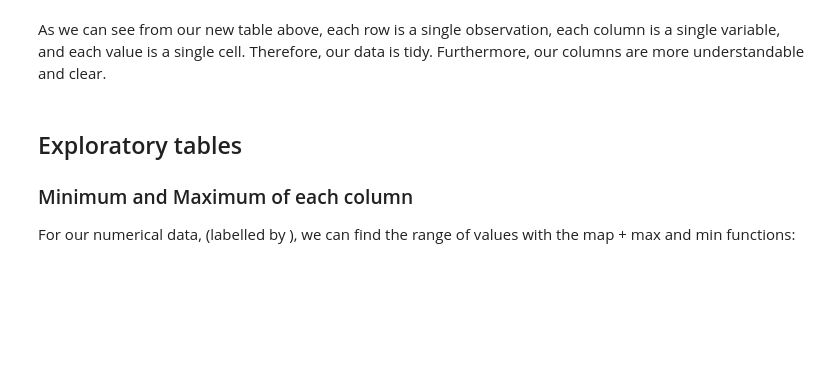
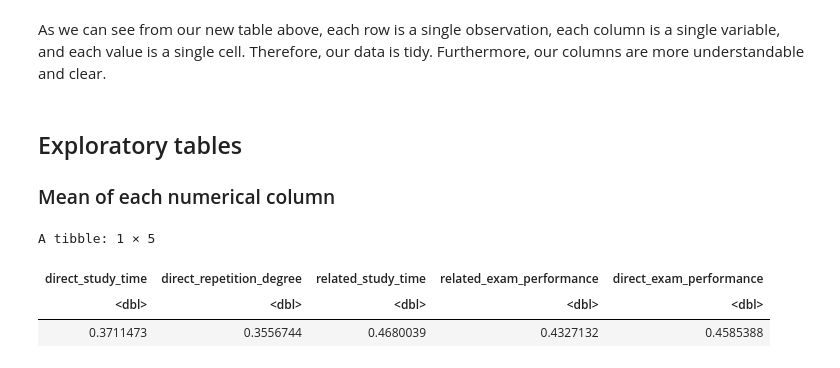
Before and after one commit to genhoang/dsci-100-group-151, a Jupyter notebook: newpropsal.ipynb, the cells around one changed output. Cells and saved outputs as stored; diff of their text form; code cells hidden in the pictures; blank space fills up the shorter version.

```diff
--- a/newpropsal.ipynb
+++ b/newpropsal.ipynb
@@ -98,10 +90,14 @@ A spec_tbl_df: 5 × 6
 As we can see from our new table above, each row is a single observation, each column is a single variable, and each value is a single cell. Therefore, our data is tidy. Furthermore, our columns are more understandable and clear.
 # %% [markdown]
 ## Exploratory tables
-### Minimum and Maximum of each column
-
-For our numerical data, (labelled by <dbl>), we can find the range of values with the map + max and min functions:
+### Mean of each numerical column
 # %%
-# max_and_min <- map(training_data,
-#           min_most_at_home = min(most_at_home),
-#           max_most_at_home = max(most_at_home))
+mean_values <- training_data %>%
+  select(-direct_knowledge_level) %>%
+  map_df(mean)
+mean_values
+# %% [output]
+A tibble: 1 × 5
+| direct_study_time | direct_repetition_degree | related_study_time | related_exam_performance | direct_exam_performance |
+| <dbl> | <dbl> | <dbl> | <dbl> | <dbl> |
+| 0.3711473 | 0.3556744 | 0.4680039 | 0.4327132 | 0.4585388 |
```
Also changed, not shown: parts of 21 cells of this notebook.
